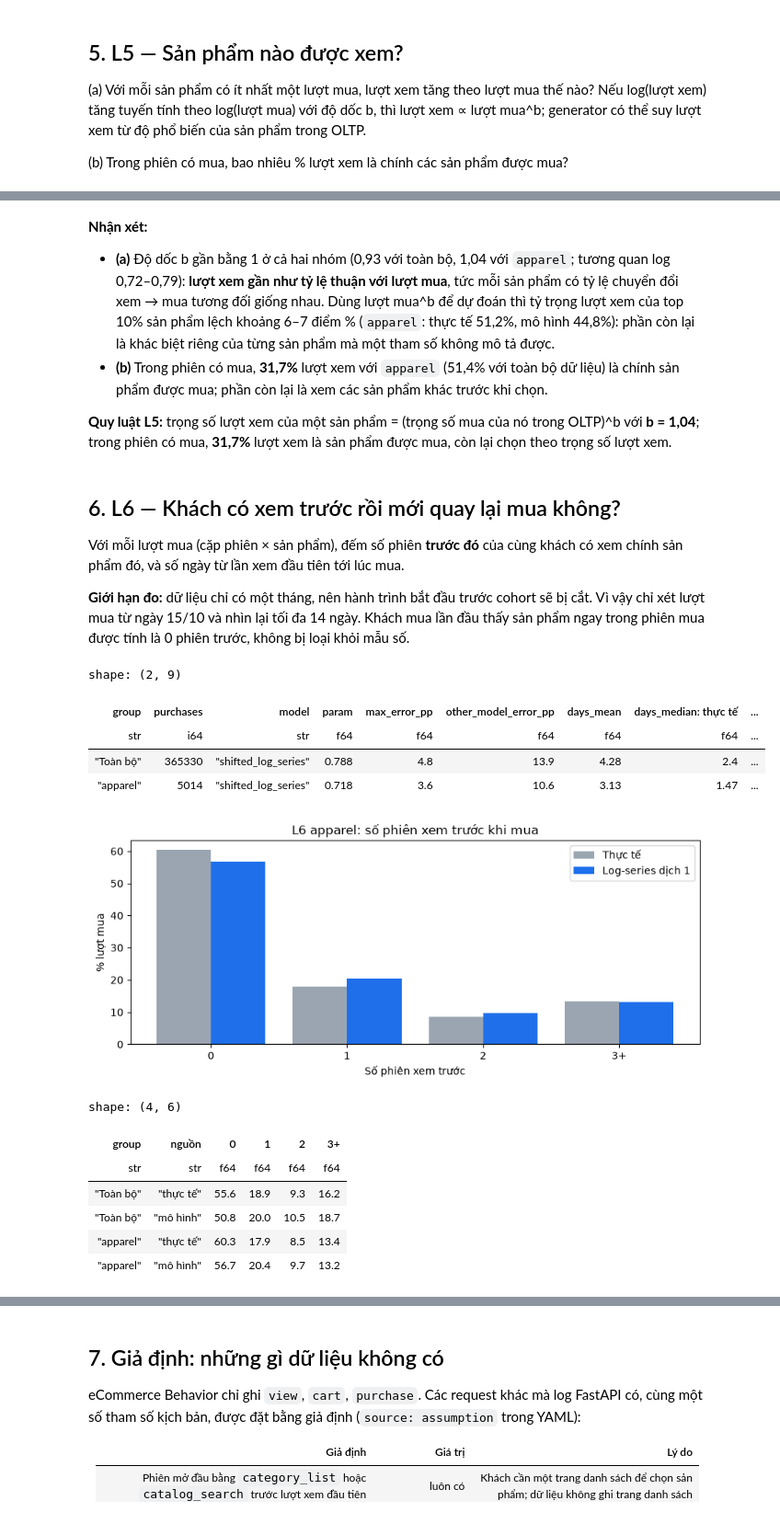
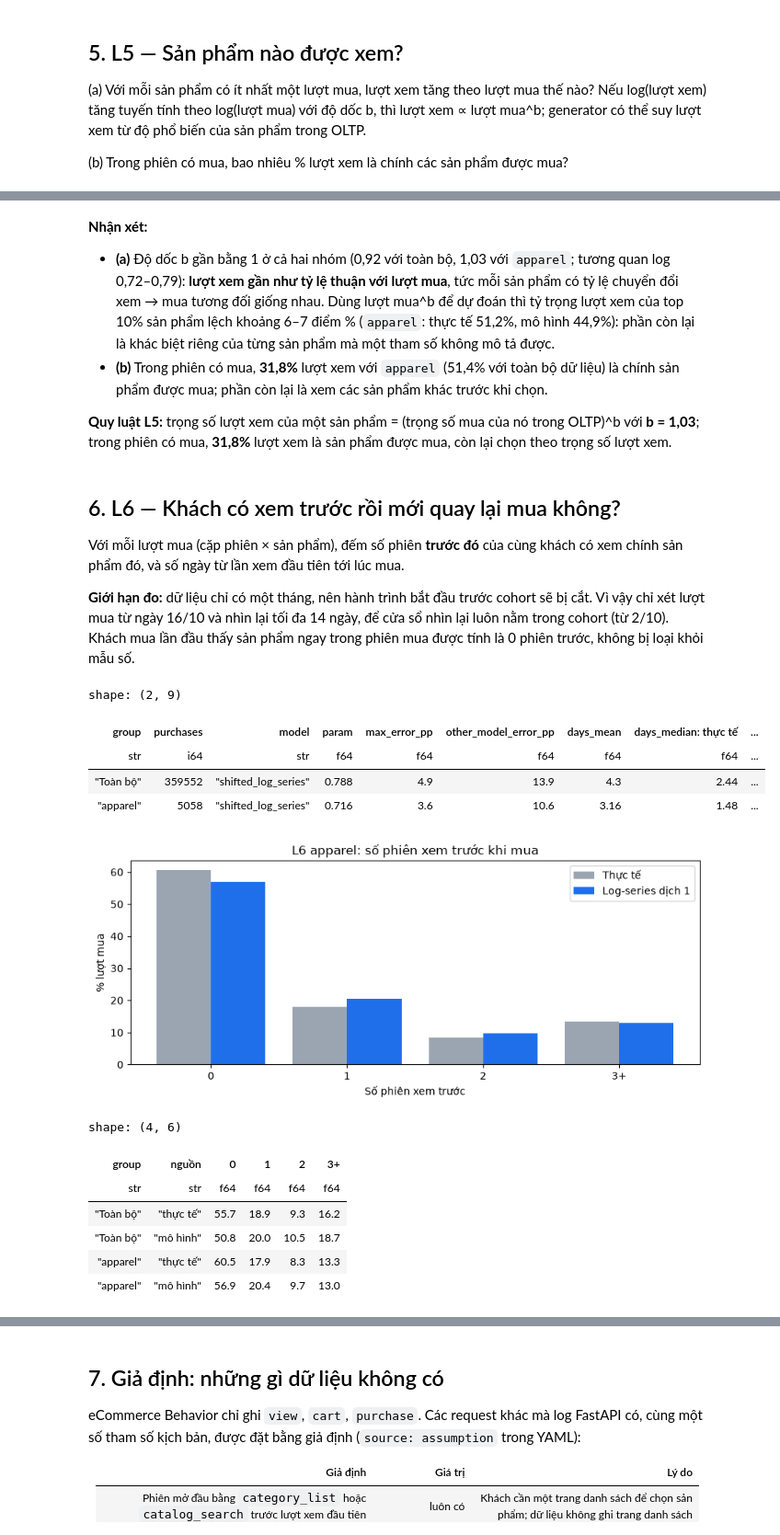
Before and after one commit to DanhTrannn/dk-ecommerce-data-platform, a Jupyter notebook: generator/notebooks/browsing_behavior_eda.ipynb, the cells around one changed output, grey strips where cells are left out. Shown at 92% size. Saved outputs shown, nothing was run; the diff lists cells and outputs as text; code cells hidden in the pictures.

```diff
--- a/generator/notebooks/browsing_behavior_eda.ipynb
+++ b/generator/notebooks/browsing_behavior_eda.ipynb
@@ -46,9 +46,14 @@ Nhóm `apparel`: phiên mà mọi sự kiện có `category_code` đều thuộc
 SCHEMA = {"user_session": pl.Utf8, "category_code": pl.Utf8, "brand": pl.Utf8}
 
 
+def scan(month):
+    return pl.scan_csv(data_dir / "ecommerce_behavior" / f"2019-{month}.csv", schema_overrides=SCHEMA).select(
+        "event_time", "event_type", "product_id", "user_id", "user_session", "category_code"
+    )
+
+
 raw = (
-    pl.scan_csv(data_dir / "ecommerce_behavior" / "2019-Oct.csv", schema_overrides=SCHEMA)
-    .select("event_time", "event_type", "product_id", "user_id", "user_session", "category_code")
+    pl.concat([scan("Oct"), scan("Nov").filter(pl.col("event_time").str.starts_with("2019-11-01"))])
     .with_columns(ts=pl.col("event_time").str.replace(" UTC", "").str.to_datetime(time_zone="UTC"))
     .collect(engine="streaming")
 )
@@ -72,7 +77,7 @@ all_events = raw.select(
     is_apparel=pl.col("category_code").str.starts_with("apparel").fill_null(False),
 )
 del raw
-boundary = all_events.filter(pl.col("day").is_in([dt.date(2019, 10, 1), dt.date(2019, 10, 31)])).select("session").unique()
+boundary = all_events.filter(pl.col("day").is_in([dt.date(2019, 10, 1), dt.date(2019, 11, 1)])).select("session").unique()
 events = all_events.join(boundary, on="session", how="anti").sort("session", "ts")
 del all_events
 sessions = events.group_by("session").agg(
@@ -601,9 +607,9 @@ shape: (2, 2)
 # %% [markdown]
 **Nhận xét:**
-- **(a)** Độ dốc b gần bằng 1 ở cả hai nhóm (0,93 với toàn bộ, 1,04 với `apparel`; tương quan log 0,72–0,79): **lượt xem gần như tỷ lệ thuận với lượt mua**, tức mỗi sản phẩm có tỷ lệ chuyển đổi xem → mua tương đối giống nhau. Dùng lượt mua^b để dự đoán thì tỷ trọng lượt xem của top 10% sản phẩm lệch khoảng 6–7 điểm % (`apparel`: thực tế 51,2%, mô hình 44,8%): phần còn lại là khác biệt riêng của từng sản phẩm mà một tham số không mô tả được.
-- **(b)** Trong phiên có mua, **31,7%** lượt xem với `apparel` (51,4% với toàn bộ dữ liệu) là chính sản phẩm được mua; phần còn lại là xem các sản phẩm khác trước khi chọn.
+- **(a)** Độ dốc b gần bằng 1 ở cả hai nhóm (0,92 với toàn bộ, 1,03 với `apparel`; tương quan log 0,72–0,79): **lượt xem gần như tỷ lệ thuận với lượt mua**, tức mỗi sản phẩm có tỷ lệ chuyển đổi xem → mua tương đối giống nhau. Dùng lượt mua^b để dự đoán thì tỷ trọng lượt xem của top 10% sản phẩm lệch khoảng 6–7 điểm % (`apparel`: thực tế 51,2%, mô hình 44,9%): phần còn lại là khác biệt riêng của từng sản phẩm mà một tham số không mô tả được.
+- **(b)** Trong phiên có mua, **31,8%** lượt xem với `apparel` (51,4% với toàn bộ dữ liệu) là chính sản phẩm được mua; phần còn lại là xem các sản phẩm khác trước khi chọn.
 
-**Quy luật L5:** trọng số lượt xem của một sản phẩm = (trọng số mua của nó trong OLTP)^b với **b = 1,04**; trong phiên có mua, **31,7%** lượt xem là sản phẩm được mua, còn lại chọn theo trọng số lượt xem.
+**Quy luật L5:** trọng số lượt xem của một sản phẩm = (trọng số mua của nó trong OLTP)^b với **b = 1,03**; trong phiên có mua, **31,8%** lượt xem là sản phẩm được mua, còn lại chọn theo trọng số lượt xem.
 # %%
 assert event_gap["median_seconds"] > 0 and event_gap["sigma"] > 0
 assert 0 <= event_gap["zero_share"] < 1
@@ -615,7 +621,7 @@ assert l4_check["max_error_pp"].max() < 10
 
 Với mỗi lượt mua (cặp phiên × sản phẩm), đếm số phiên **trước đó** của cùng khách có xem chính sản phẩm đó, và số ngày từ lần xem đầu tiên tới lúc mua.
 
-**Giới hạn đo:** dữ liệu chỉ có một tháng, nên hành trình bắt đầu trước cohort sẽ bị cắt. Vì vậy chỉ xét lượt mua từ ngày 15/10 và nhìn lại tối đa 14 ngày. Khách mua lần đầu thấy sản phẩm ngay trong phiên mua được tính là 0 phiên trước, không bị loại khỏi mẫu số.
+**Giới hạn đo:** dữ liệu chỉ có một tháng, nên hành trình bắt đầu trước cohort sẽ bị cắt. Vì vậy chỉ xét lượt mua từ ngày 16/10 và nhìn lại tối đa 14 ngày, để cửa sổ nhìn lại luôn nằm trong cohort (từ 2/10). Khách mua lần đầu thấy sản phẩm ngay trong phiên mua được tính là 0 phiên trước, không bị loại khỏi mẫu số.
 # %%
 LOOKBACK = dt.timedelta(days=14)
 buy = (
@@ -624,7 +630,7 @@ buy = (
     .agg(user_id=pl.col("user_id").first(), purchase_ts=pl.col("ts").min(), apparel=pl.col("is_apparel").any())
     .join(sessions.select("session", "start"), on="session")
     .with_columns(purchase_day=pl.col("purchase_ts").dt.date())
-    .filter(pl.col("purchase_day") >= dt.date(2019, 10, 15))
+    .filter(pl.col("purchase_day") >= dt.date(2019, 10, 16))
 )
 prior_views = (
     events.filter(pl.col("event_type") == "view")
@@ -662,43 +668,43 @@ for group, frame in (("Toàn bộ", l6_purchases), ("apparel", l6_purchases.filt
     errors = {name: np.abs(observed - shares).max() * 100 for name, (_, shares) in candidates.items()}
     if group == "Toàn bộ":
         journey_model = min(errors, key=errors.get)
     param, model = candidates[journey_model]
     days = frame.filter(pl.col("prior_sessions") > 0)["days_from_first_view"].to_numpy()
     fits[group] = (param, days.mean())
     rows.append({"group": group, "purchases": frame.height, "model": journey_model, "param": round(float(param), 4),
                  "max_error_pp": round(float(errors[journey_model]), 1),
                  "other_model_error_pp": round(float(min(v for n, v in errors.items() if n != journey_model)), 1),
                  "days_mean": round(days.mean(), 2), "days_median: thực tế": round(float(np.median(days)), 2),
                  "days_median: mô hình mũ": round(days.mean() * np.log(2), 2)})
     for source, shares in (("thực tế", observed), ("mô hình", model)):
         shares_rows.append({"group": group, "nguồn": source, **dict(zip(JOURNEY_BUCKETS, percent(shares).tolist()))})
 prior_sessions_model = {"model": journey_model, ("p" if journey_model == "geometric" else "theta"): round(float(fits["apparel"][0]), 4)}
 days_to_purchase_mean = round(float(fits["apparel"][1]), 2)
 l6_check = pl.DataFrame(rows)
 display(l6_check)
 l6_shares = pl.DataFrame(shares_rows).filter(pl.col("group") == "apparel")
 fig, ax = plt.subplots()
 x = np.arange(len(JOURNEY_BUCKETS))
 ax.bar(x - 0.2, l6_shares.filter(pl.col("nguồn") == "thực tế").select(JOURNEY_BUCKETS).row(0), 0.4, color="#9aa5b1", label="Thực tế")
 ax.bar(x + 0.2, l6_shares.filter(pl.col("nguồn") == "mô hình").select(JOURNEY_BUCKETS).row(0), 0.4, color="#1f6feb", label="Log-series dịch 1")
 ax.set(xticks=x, xticklabels=JOURNEY_BUCKETS, xlabel="Số phiên xem trước", ylabel="% lượt mua", title="L6 apparel: số phiên xem trước khi mua")
 ax.legend()
 plt.show()
 pl.DataFrame(shares_rows)
 # %% [output]
 shape: (2, 9)
 | group | purchases | model | param | max_error_pp | other_model_error_pp | days_mean | days_median: thực tế | ... |
 | str | i64 | str | f64 | f64 | f64 | f64 | f64 | ... |
-| "Toàn bộ" | 365330 | "shifted_log_series" | 0.788 | 4.8 | 13.9 | 4.28 | 2.4 | ... |
-| "apparel" | 5014 | "shifted_log_series" | 0.718 | 3.6 | 10.6 | 3.13 | 1.47 | ... |
+| "Toàn bộ" | 359552 | "shifted_log_series" | 0.788 | 4.9 | 13.9 | 4.3 | 2.44 | ... |
+| "apparel" | 5058 | "shifted_log_series" | 0.716 | 3.6 | 10.6 | 3.16 | 1.48 | ... |
 [figure]
 shape: (4, 6)
 | group | nguồn | 0 | 1 | 2 | 3+ |
 | str | str | f64 | f64 | f64 | f64 |
-| "Toàn bộ" | "thực tế" | 55.6 | 18.9 | 9.3 | 16.2 |
+| "Toàn bộ" | "thực tế" | 55.7 | 18.9 | 9.3 | 16.2 |
 | "Toàn bộ" | "mô hình" | 50.8 | 20.0 | 10.5 | 18.7 |
-| "apparel" | "thực tế" | 60.3 | 17.9 | 8.5 | 13.4 |
-| "apparel" | "mô hình" | 56.7 | 20.4 | 9.7 | 13.2 |
+| "apparel" | "thực tế" | 60.5 | 17.9 | 8.3 | 13.3 |
+| "apparel" | "mô hình" | 56.9 | 20.4 | 9.7 | 13.0 |
 # %% [markdown]
 **Nhận xét:**
 - **Phần lớn lượt mua không xem trước:** 60% lượt mua quần áo (56% với toàn bộ dữ liệu) không có phiên nào trước đó xem chính sản phẩm đó trong 14 ngày. Nhưng có một đuôi dài: 13–16% lượt mua đã xem sản phẩm từ 3 phiên trước trở lên.
```
Also changed, not shown: parts of 22 cells of this notebook, 1 other file.
